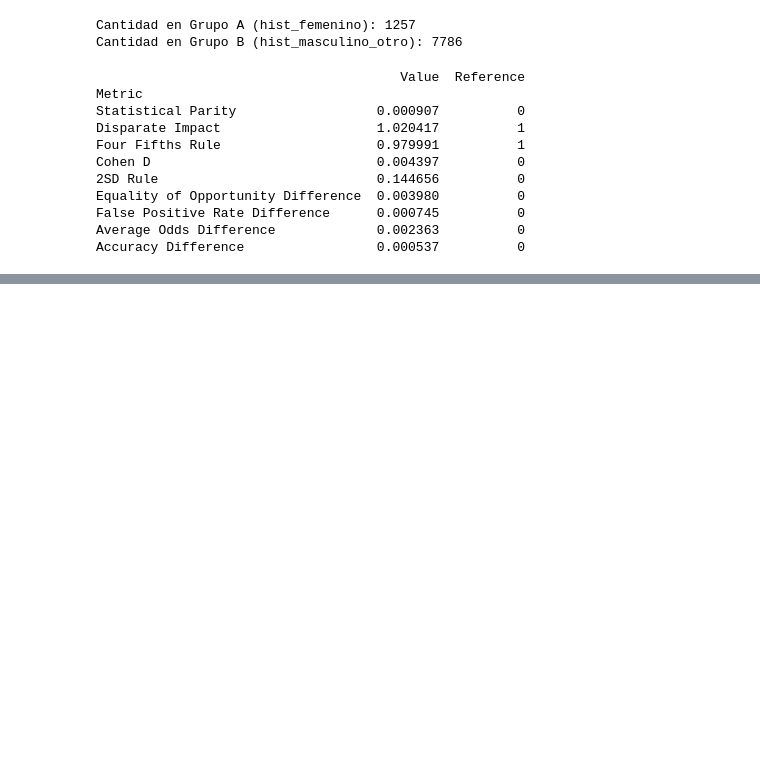
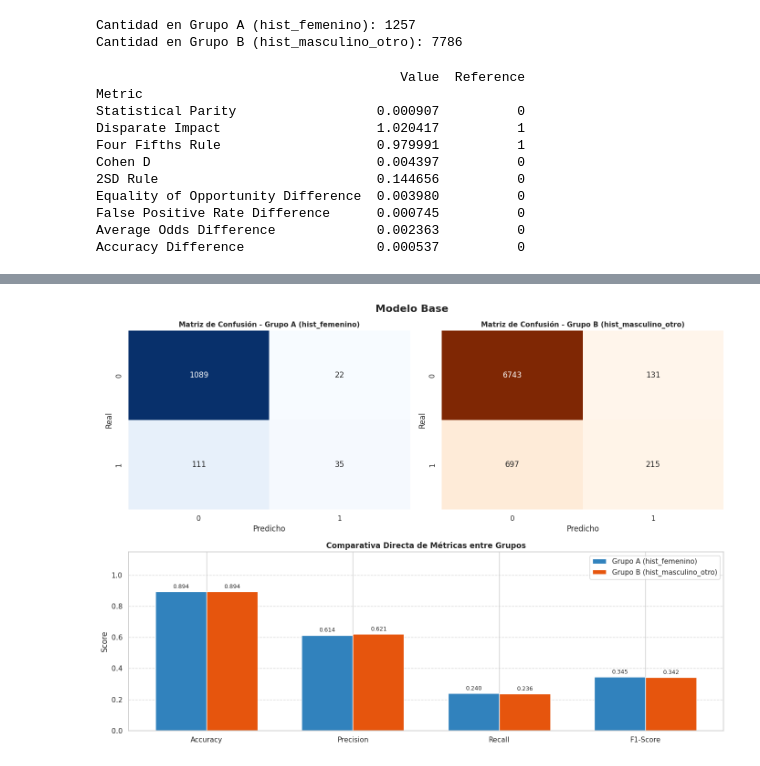
Before and after one commit to eltanook/bank-marketing, a Jupyter notebook: ej4.ipynb, the cells around one changed output, grey strips where cells are left out. Cells and saved outputs as stored; diff of their text form; code cells hidden in the pictures; blank space fills up the shorter version.

```diff
--- a/ej4.ipynb
+++ b/ej4.ipynb
@@ -533,0 +523,4 @@ plt.show()
+# %%
+evaluar_equidad_grafica(y_test,y_pred, group_a, group_b,titulo_modelo= 'Modelo Base')
+# %% [output]
+[figure, added]
```
Also changed, not shown: parts of 7 cells of this notebook.
